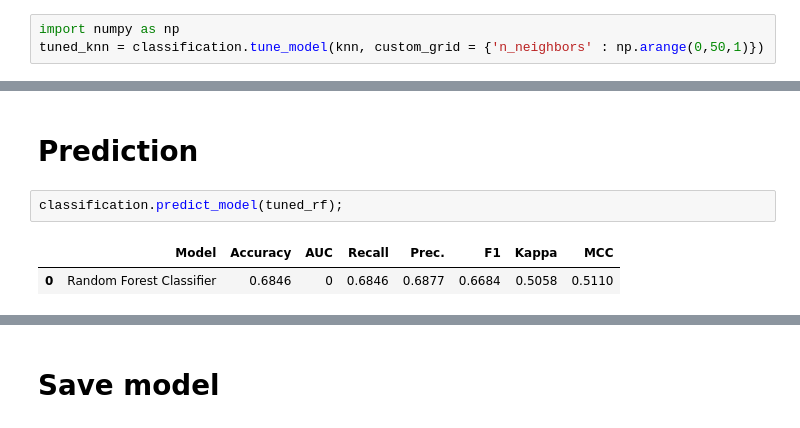
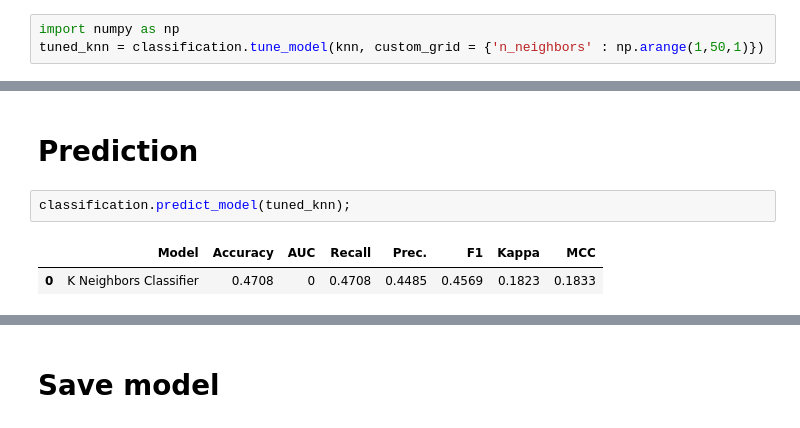
Before and after one commit to irynaper/ml_ds, a Jupyter notebook: PZ1_Yaroshenko_Yaroslav_KNU221.ipynb, the cells around one changed output, grey strips where cells are left out. Drawn from its saved outputs; the diff is of its cells as text.

```diff
--- a/PZ1_Yaroshenko_Yaroslav_KNU221.ipynb
+++ b/PZ1_Yaroshenko_Yaroslav_KNU221.ipynb
@@ -371,7 +371,7 @@ ExtraTreesClassifier(bootstrap=False, ccp_alpha=0.0, class_weight=None,
                      warm_start=False)
 # %%
 import numpy as np
-tuned_knn = classification.tune_model(knn, custom_grid = {'n_neighbors' : np.arange(0,50,1)})
+tuned_knn = classification.tune_model(knn, custom_grid = {'n_neighbors' : np.arange(1,50,1)})
 # %% [output]
 [interactive output not drawn]
 |  | Accuracy | AUC | Recall | Prec. | F1 | Kappa | MCC |
@@ -441,9 +438,9 @@ interactive(children=(ToggleButtons(description='Plot Type:', icons=('',), optio
 # %% [markdown]
 # Prediction
 # %%
-classification.predict_model(tuned_rf);
+classification.predict_model(tuned_knn);
 # %% [output]
 |  | Model | Accuracy | AUC | Recall | Prec. | F1 | Kappa | MCC |
-| 0 | Random Forest Classifier | 0.6846 | 0 | 0.6846 | 0.6877 | 0.6684 | 0.5058 | 0.5110 |
+| 0 | K Neighbors Classifier | 0.4708 | 0 | 0.4708 | 0.4485 | 0.4569 | 0.1823 | 0.1833 |
 # %%
 # finalize rf model
```
Also changed, not shown: parts of 16 cells of this notebook, 2 other files.
